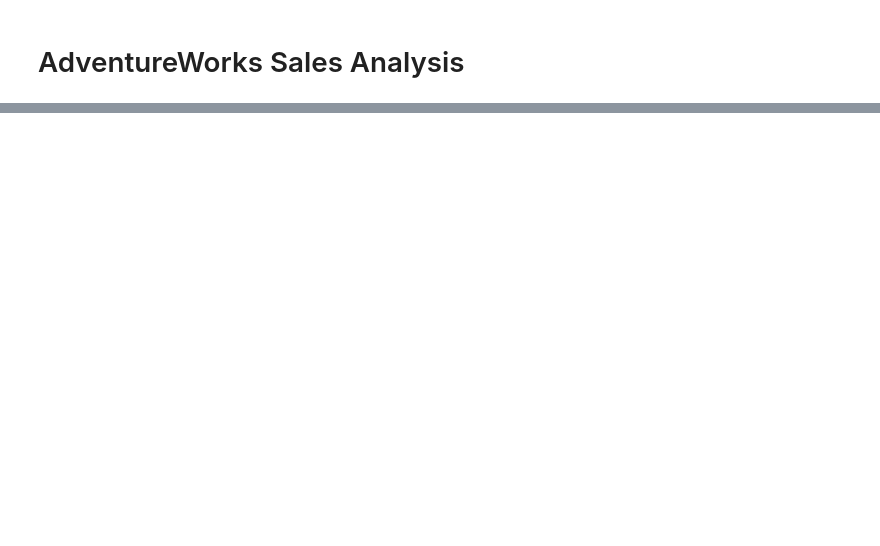
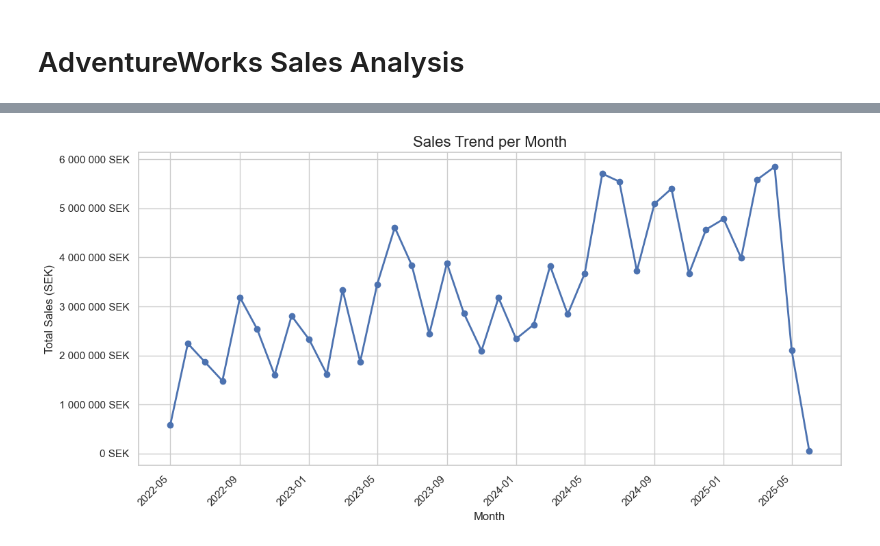
Before and after one commit to Jesdawow/SQL_Adventureworks, a Jupyter notebook: notebooks/analysis.ipynb, the cells around one changed output, grey strips where cells are left out. Cells and saved outputs as stored; diff of their text form; code cells hidden in the pictures; blank space fills up the shorter version.

```diff
--- a/notebooks/analysis.ipynb
+++ b/notebooks/analysis.ipynb
@@ -55,0 +117,20 @@ df.plot(
+# %%
+sql = read_sql_file("vis3.sql")
+df3 = query_df(sql)
+
+df3['MonthStart'] = pd.to_datetime(df3['MonthStart'])
+df3 = df3.sort_values('MonthStart')
+
+fig, ax = plt.subplots(figsize=(12, 6))
+ax.plot(df3['MonthStart'], df3['TotalSales'], marker='o', linewidth=2)
+
+ax.set_title("Sales Trend per Month", fontsize=16)
+ax.set_xlabel("Month", fontsize=12)
+ax.set_ylabel("Total Sales (SEK)", fontsize=12)
+ax.yaxis.set_major_formatter(sek_formatter)
+plt.xticks(rotation=45, ha='right')
+
+plt.tight_layout()
+plt.show()
+# %% [output]
+[figure, added]
```
Also changed, not shown: parts of 13 cells of this notebook, 7 other files.
